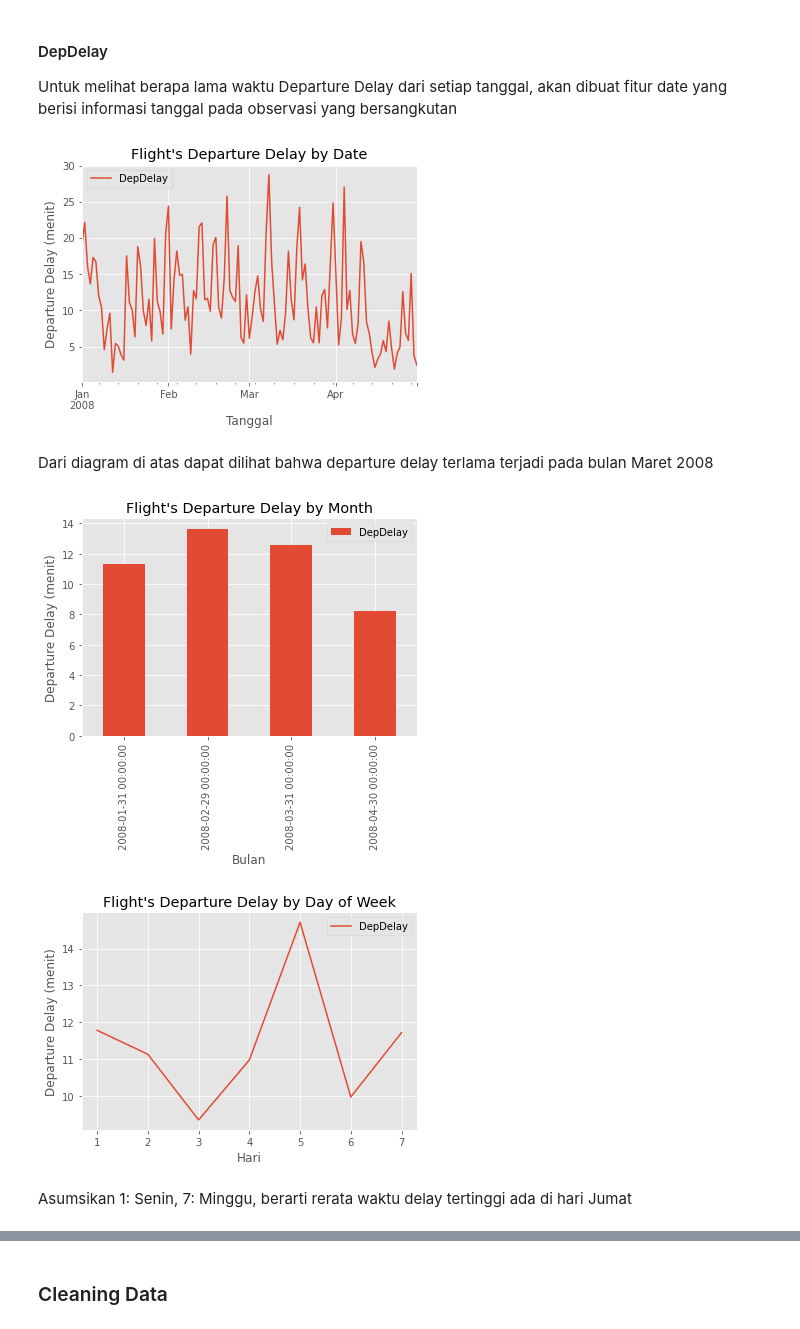
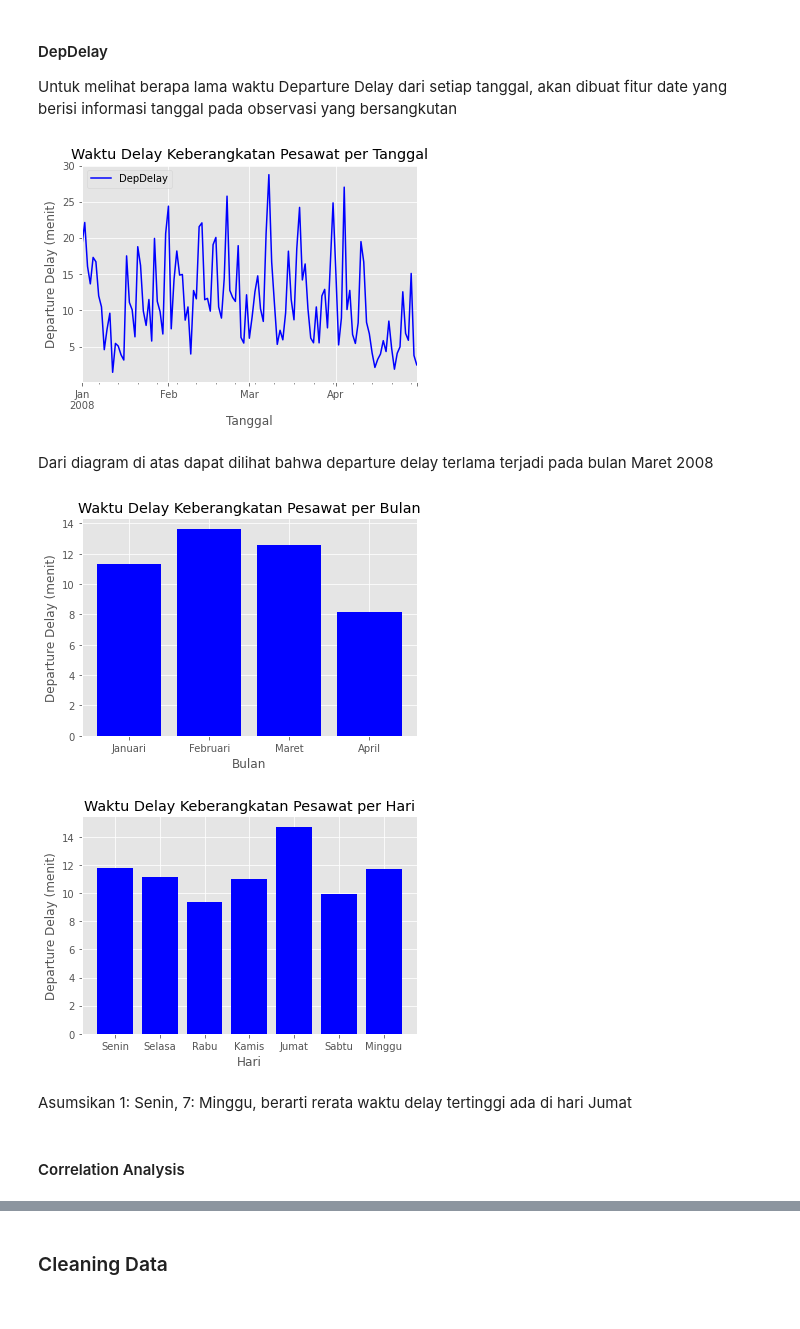
Before and after one commit to Andikazidanef15/DynamicGPR, a Jupyter notebook: K4_Tubes_DynamicGPR (1).ipynb, the cells around one changed output, grey strips where cells are left out. Saved outputs shown, nothing was run; the diff lists cells and outputs as text; code cells hidden in the pictures.

```diff
--- a/K4_Tubes_DynamicGPR (1).ipynb
+++ b/K4_Tubes_DynamicGPR (1).ipynb
@@ -120,7 +109,4 @@ Karena kita ingin memprediksi variabel Departure Delay, maka untuk dapat memvali
 Lalu, informasi pada ArrTime tidak dapat diisi karena tidak cukup informasi yang ada di data tersebut, oleh karena itu drop nilai kosong pada variabel ArrTime
 # %%
 # Drop null values on DepDelay variable
-df.dropna(subset = ['DepDelay'], inplace = True)
-
-# Drop null values at ArrTime variable
-df.dropna(subset = ['ArrTime'], inplace = True)
+df.dropna(subset = ['DepDelay','CRSElapsedTime','AirTime'], inplace = True)
@@ -195,4 +185,5 @@ Perhatikan bahwa fitur Cancelled dan Diverted kini hanya bernilai 0, karena vari
 # %%
 # Drop fitur
 df.drop(['ArrTime','DepTime','ActualElapsedTime',
-        'Cancelled','Diverted'], axis = 1, inplace = True)
+        'Cancelled','Diverted','CancellationCode','AirTime',
+        'ArrDelay','TaxiIn','TaxiOut'], axis = 1, inplace = True)
@@ -207,32 +202,38 @@ df['date'] = df[['DayofMonth','Month','Year']].apply(lambda date: str(date[2]) +
 df['date'] = pd.to_datetime(df['date'])
 # %%
 # Groupby Date
-df.groupby(['date']).agg({'DepDelay':'mean'}).plot()
-plt.title("Flight's Departure Delay by Date")
+df.groupby(['date']).agg({'DepDelay':'mean'}).plot(color = 'blue')
+plt.title("Waktu Delay Keberangkatan Pesawat per Tanggal")
 plt.ylabel('Departure Delay (menit)')
 plt.xlabel('Tanggal')
 plt.show()
 # %% [output]
-[figure, old version]
+[figure, new version]
 # %% [markdown]
 Dari diagram di atas dapat dilihat bahwa departure delay terlama terjadi pada bulan Maret 2008
 # %%
 # Lihat per bulan
-df.groupby(['date']).agg({'DepDelay':'mean'}).resample('M').mean().plot(kind = 'bar')
-plt.title("Flight's Departure Delay by Month")
+by_date = df.groupby(['date']).agg({'DepDelay':'mean'}).resample('M').mean()
+by_date.index = ['Januari', 'Februari','Maret','April']
+plt.bar(by_date.index, by_date['DepDelay'], color = 'blue')
+plt.title("Waktu Delay Keberangkatan Pesawat per Bulan")
 plt.ylabel('Departure Delay (menit)')
 plt.xlabel('Bulan')
 plt.show()
 # %% [output]
-[figure, old version]
+[figure, new version]
 # %%
 # Groupby DayofWeek
-df.groupby(['DayOfWeek']).agg({'DepDelay':'mean'}).plot()
-plt.title("Flight's Departure Delay by Day of Week")
+by_week = df.groupby(['DayOfWeek']).agg({'DepDelay':'mean'})
+by_week.index = ['Senin','Selasa','Rabu','Kamis','Jumat','Sabtu','Minggu']
+plt.bar(by_week.index, by_week['DepDelay'], color = 'blue')
+plt.title("Waktu Delay Keberangkatan Pesawat per Hari")
 plt.ylabel('Departure Delay (menit)')
 plt.xlabel('Hari')
 plt.show()
 # %% [output]
-[figure, old version]
+[figure, new version]
 # %% [markdown]
 Asumsikan 1: Senin, 7: Minggu, berarti rerata waktu delay tertinggi ada di hari Jumat
+# %% [markdown]
+#### Correlation Analysis
```
Also changed, not shown: parts of 34 cells of this notebook.
